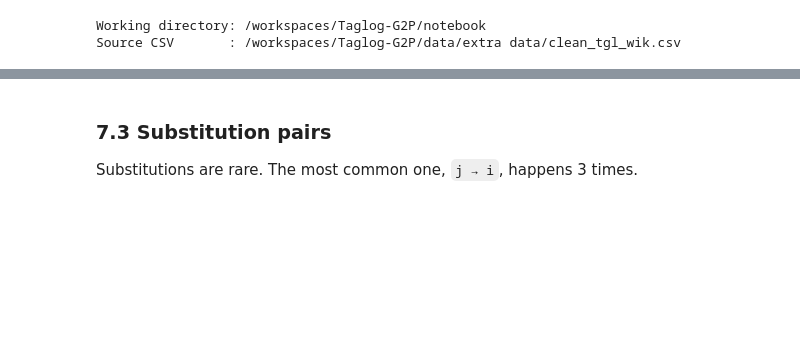
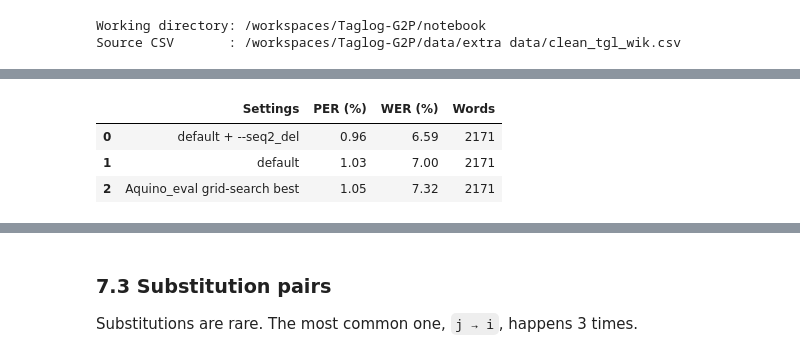
Before and after one commit to Mango-Cats/Tagalog-G2P, a Jupyter notebook: notebook/Wik_eval.ipynb, the cells around one changed output, grey strips where cells are left out. Drawn from its saved outputs; the diff is of its cells as text; code cells hidden in the pictures; blank space fills up the shorter version.

```diff
--- a/notebook/Wik_eval.ipynb
+++ b/notebook/Wik_eval.ipynb
@@ -305,3 +357,34 @@ cell replaces the tool's model.
+# %%
+val_ref = {word: phones for word, phones in val}
+val_wlist = tmp_dir / "cwik_val.wlist"
+val_wlist.write_text("\n".join(val_ref), encoding="utf-8")
+
+settings = {
+    "default + --seq2_del": ["--seq2_del"],
+    "default": [],
+    "Aquino_eval grid-search best": ["--ngram_order", "4", "--seq1_max", "1", "--seq2_max", "2",
+                                     "--seq2_del", "--grow"],
+}
+
+rows = []
+for i, (name, flags) in enumerate(settings.items()):
+    train_model(cwik_train_dict, f"val_{i}", tmp_dir / "val_models", tmp_dir / "val_train", *flags)
+    out = subprocess.run(
+        ["phonetisaurus-apply", "--model", str(tmp_dir / "val_models" / f"val_{i}.fst"),
+         "--word_list", str(val_wlist)],
+        capture_output=True, text=True,
+    ).stdout
+    val_hyp = {p[0]: p[1].split() for p in (l.split("\t") for l in out.splitlines()) if len(p) >= 2}
+    m = compute_per_wer(val_ref, val_hyp)
+    rows.append({"Settings": name, "PER (%)": round(m["per"] * 100, 2),
+                 "WER (%)": round(m["wer"] * 100, 2), "Words": m["n_words"]})
+
+pd.DataFrame(rows)
+# %% [output]
+|  | Settings | PER (%) | WER (%) | Words |
+| 0 | default + --seq2_del | 0.96 | 6.59 | 2171 |
+| 1 | default | 1.03 | 7.00 | 2171 |
+| 2 | Aquino_eval grid-search best | 1.05 | 7.32 | 2171 |
 # %%
 cwik_model = train_dir / "cwik_model"
 
```
Also changed, not shown: parts of 24 cells of this notebook, 1 other file.
